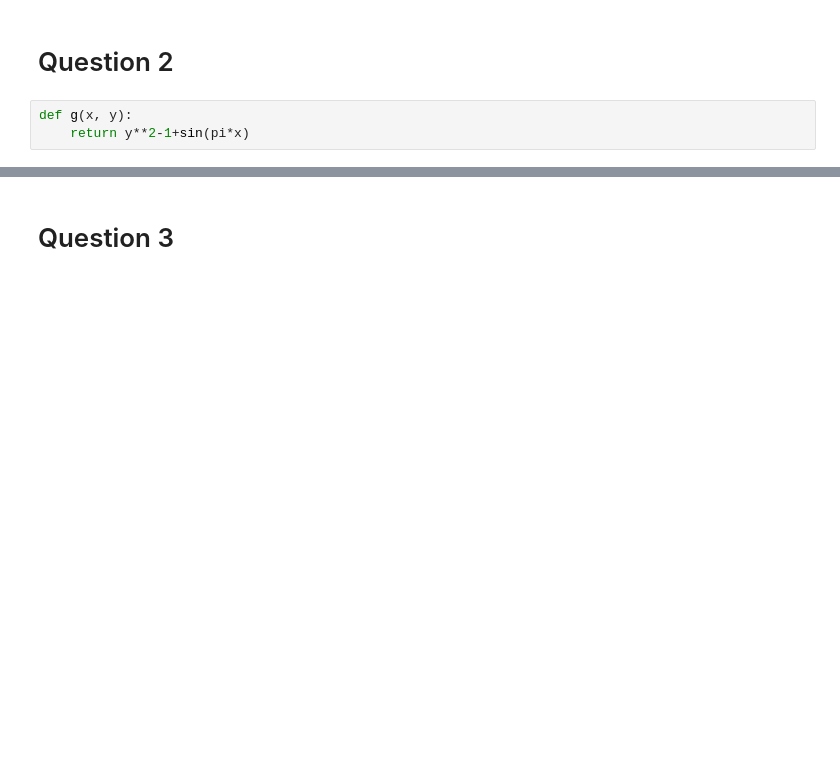
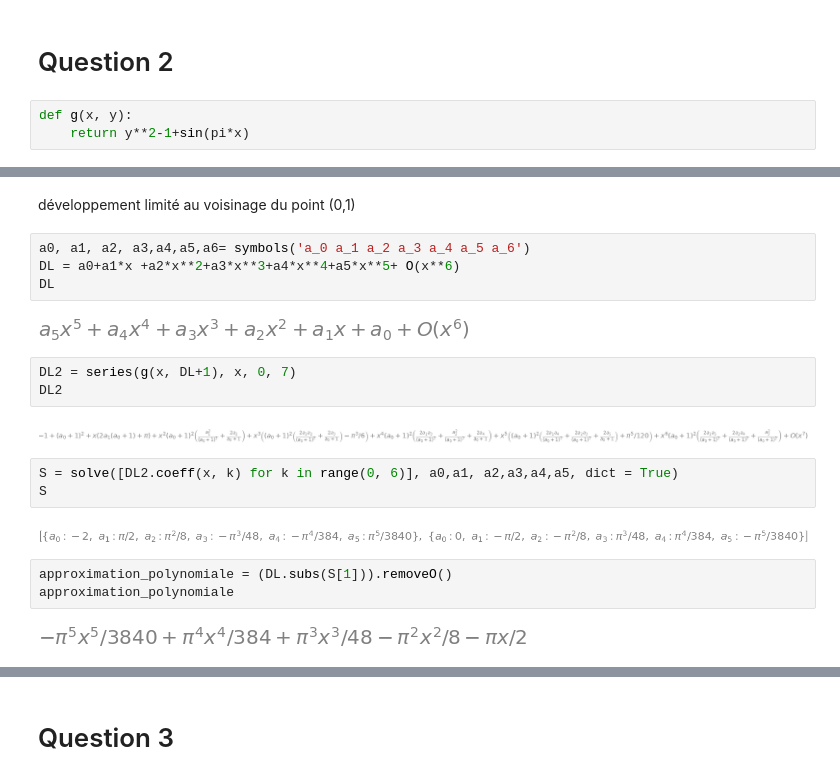
Before and after one commit to Languisher/Projects-2023, a Jupyter notebook: Projet_Topo/projet.ipynb, the cells around one changed output, grey strips where cells are left out. Cells and saved outputs as stored; diff of their text form; blank space fills up the shorter version.

```diff
--- a/Projet_Topo/projet.ipynb
+++ b/Projet_Topo/projet.ipynb
@@ -26 +26,24 @@ plot_implicit(g(x, y), (x, -2, 2), (y, -2, 2),aspect_ratio=(1,1))
 <sympy.plotting.plot.Plot at 0x...>
+# %% [markdown]
+développement limité au voisinage du point (0,1)
+# %%
+a0, a1, a2, a3,a4,a5,a6= symbols('a_0 a_1 a_2 a_3 a_4 a_5 a_6')
+DL = a0+a1*x +a2*x**2+a3*x**3+a4*x**4+a5*x**5+ O(x**6)
+DL
+# %% [output]
+[figure, added]
+# %%
+DL2 = series(g(x, DL+1), x, 0, 7)
+DL2
+# %% [output]
+[figure, added]
+# %%
+S = solve([DL2.coeff(x, k) for k in range(0, 6)], a0,a1, a2,a3,a4,a5, dict = True)
+S
+# %% [output]
+[figure, added]
+# %%
+approximation_polynomiale = (DL.subs(S[1])).removeO()
+approximation_polynomiale
+# %% [output]
+[figure, added]
```
Also changed, not shown: parts of 9 cells of this notebook.
